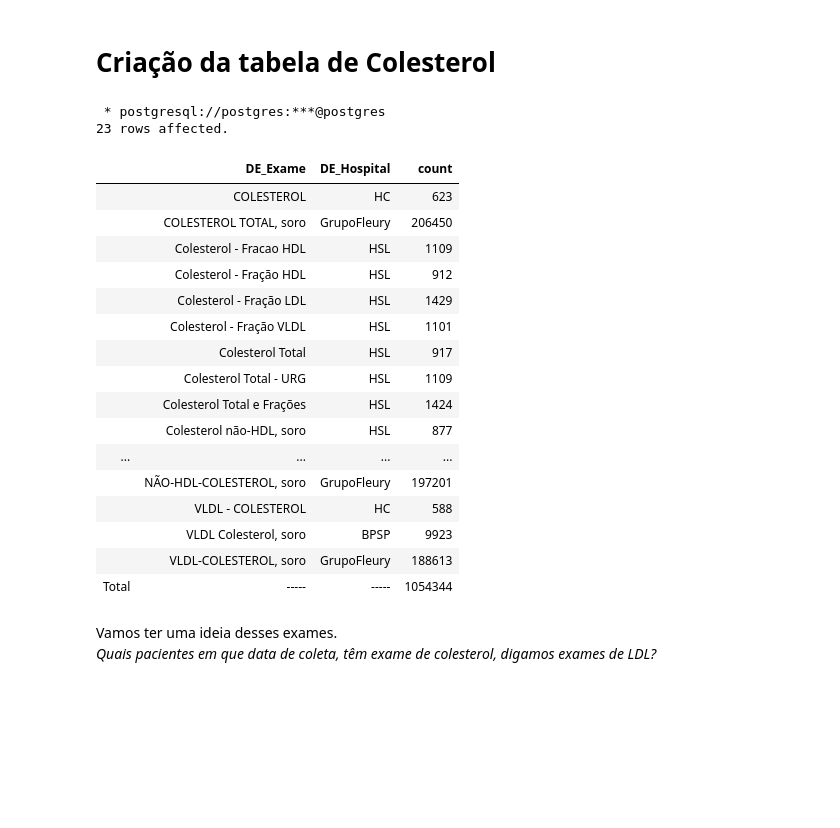
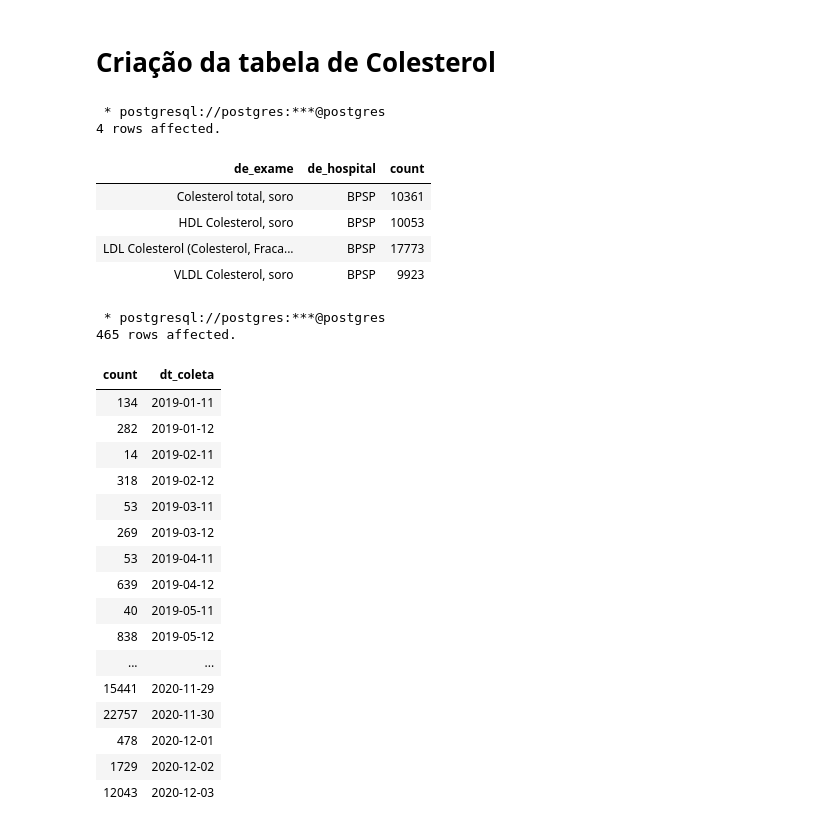
Before and after one commit to de-abreu/data-mining, a Jupyter notebook: notebooks/03-SQL-Analitico-Window-Functions/analise_colesterol.ipynb, the cells around one changed output. Saved outputs shown, nothing was run; the diff lists cells and outputs as text; code cells hidden in the pictures; blank space fills up the shorter version.

Commit message:
final fix for data insertion

```diff
--- a/notebooks/03-SQL-Analitico-Window-Functions/analise_colesterol.ipynb
+++ b/notebooks/03-SQL-Analitico-Window-Functions/analise_colesterol.ipynb
@@ -104,37 +102,41 @@ Done.
 # Criação da tabela de Colesterol
 # %%
 %%sql
-SELECT ' ' " ", "DE_Exame", "DE_Hospital", Count(*)
-    FROM "ExamLabs"
-    WHERE "DE_Exame"~*'coleste'
-    GROUP BY "DE_Exame", "DE_Hospital"
-
-UNION ALL
-
-SELECT 'Total', '-----', '-----', Count(*)
-    FROM "ExamLabs"
-    WHERE "DE_Exame"~*'coleste'
-    ORDER BY 1, "DE_Exame";
+SELECT DE_Exame, 'BPSP' AS DE_Hospital, Count(*)
+    FROM ExamLabs
+    WHERE DE_Exame~*'coleste'
+    GROUP BY DE_Exame, DE_Hospital
 # %% [output]
  * postgresql://postgres:***@postgres
-23 rows affected.
+4 rows affected.
-|  | DE_Exame | DE_Hospital | count |
-|  | COLESTEROL | HC | 623 |
-|  | COLESTEROL TOTAL, soro | GrupoFleury | 206450 |
-|  | Colesterol - Fracao HDL | HSL | 1109 |
-|  | Colesterol - Fração HDL | HSL | 912 |
-|  | Colesterol - Fração LDL | HSL | 1429 |
-|  | Colesterol - Fração VLDL | HSL | 1101 |
-|  | Colesterol Total | HSL | 917 |
-|  | Colesterol Total - URG | HSL | 1109 |
-|  | Colesterol Total e Frações | HSL | 1424 |
-|  | Colesterol não-HDL, soro | HSL | 877 |
-| ... | ... | ... | ... |
-|  | NÃO-HDL-COLESTEROL, soro | GrupoFleury | 197201 |
-|  | VLDL - COLESTEROL | HC | 588 |
-|  | VLDL Colesterol, soro | BPSP | 9923 |
-|  | VLDL-COLESTEROL, soro | GrupoFleury | 188613 |
-| Total | ----- | ----- | 1054344 |
+| de_exame | de_hospital | count |
+| Colesterol total, soro | BPSP | 10361 |
+| HDL Colesterol, soro | BPSP | 10053 |
+| LDL Colesterol (Colesterol, Fraca... | BPSP | 17773 |
+| VLDL Colesterol, soro | BPSP | 9923 |
-# %% [markdown]
-Vamos ter uma ideia desses exames.\
-_Quais pacientes em que data de coleta, têm exame de colesterol, digamos exames de LDL?_
+# %%
+%%sql
+SELECT COUNT(*), E.DT_Coleta
+FROM ExamLabs E
+GROUP BY E.DT_Coleta
+ORDER BY E.DT_Coleta
+# %% [output]
+ * postgresql://postgres:***@postgres
+465 rows affected.
+| count | dt_coleta |
+| 134 | 2019-01-11 |
+| 282 | 2019-01-12 |
+| 14 | 2019-02-11 |
+| 318 | 2019-02-12 |
+| 53 | 2019-03-11 |
+| 269 | 2019-03-12 |
+| 53 | 2019-04-11 |
+| 639 | 2019-04-12 |
+| 40 | 2019-05-11 |
+| 838 | 2019-05-12 |
+| ... | ... |
+| 15441 | 2020-11-29 |
+| 22757 | 2020-11-30 |
+| 478 | 2020-12-01 |
+| 1729 | 2020-12-02 |
+| 12043 | 2020-12-03 |
```
Also changed, not shown: parts of 4 cells of this notebook, 1 other file.
